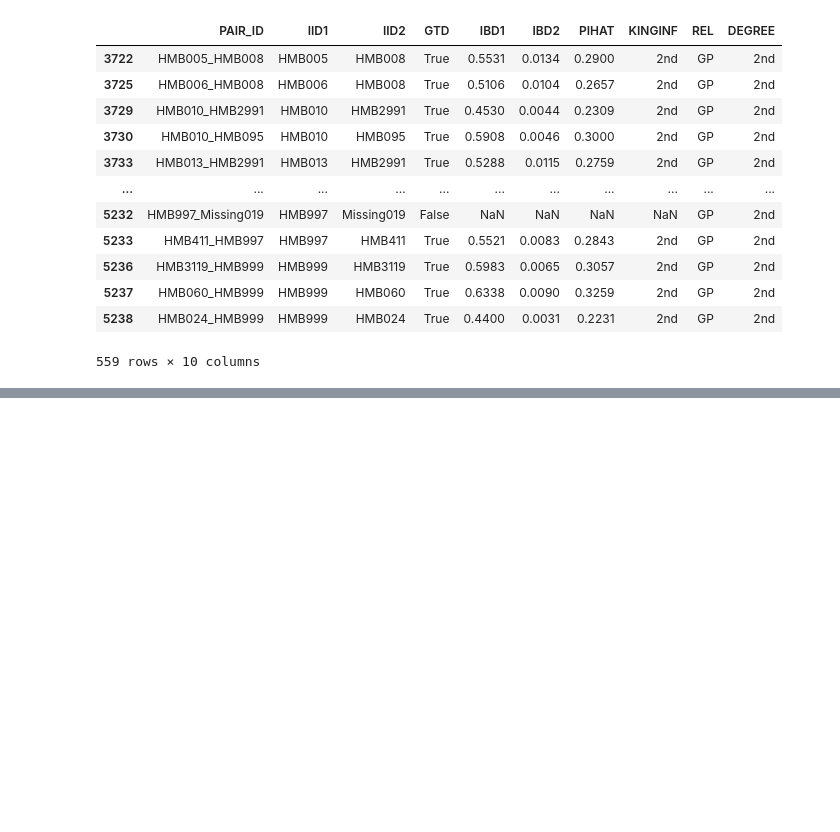
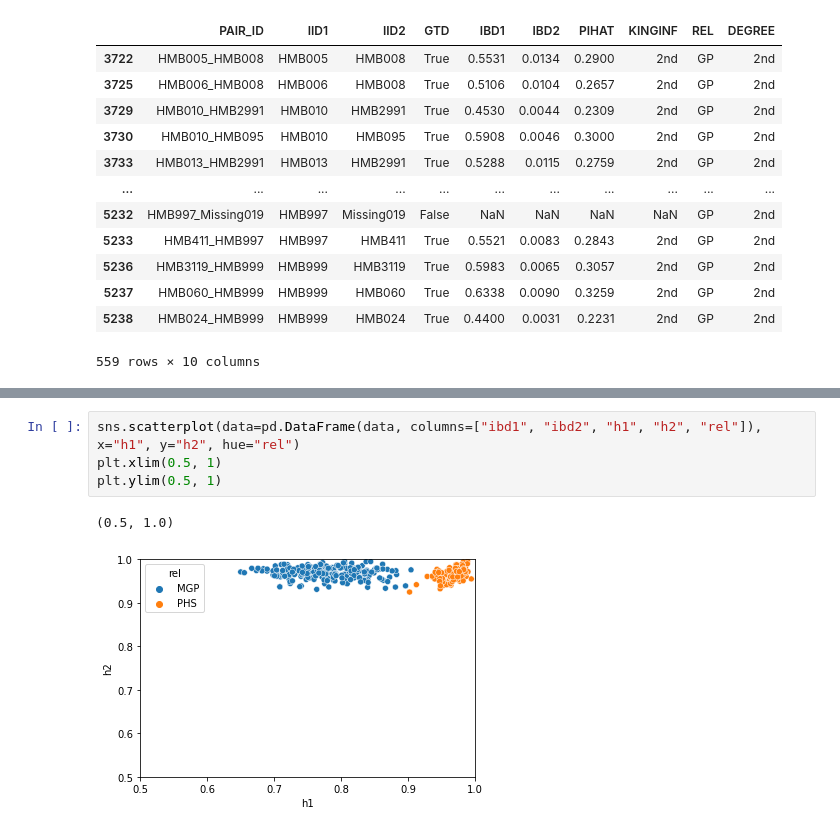
Before and after one commit to williamscole/PonderosaBeta, a Jupyter notebook: scratch.ipynb, the cells around one changed output, grey strips where cells are left out. Drawn from its saved outputs; the diff is of its cells as text; blank space fills up the shorter version.

```diff
--- a/scratch.ipynb
+++ b/scratch.ipynb
@@ -476,0 +998,7 @@ pairs_df[pairs_df.REL == "GP"]
+# %%
+sns.scatterplot(data=pd.DataFrame(data, columns=["ibd1", "ibd2", "h1", "h2", "rel"]), x="h1", y="h2", hue="rel")
+plt.xlim(0.5, 1)
+plt.ylim(0.5, 1)
+# %% [output]
+(0.5, 1.0)
+[figure, added]
```
Also changed, not shown: parts of 18 cells of this notebook, 21 other files.
